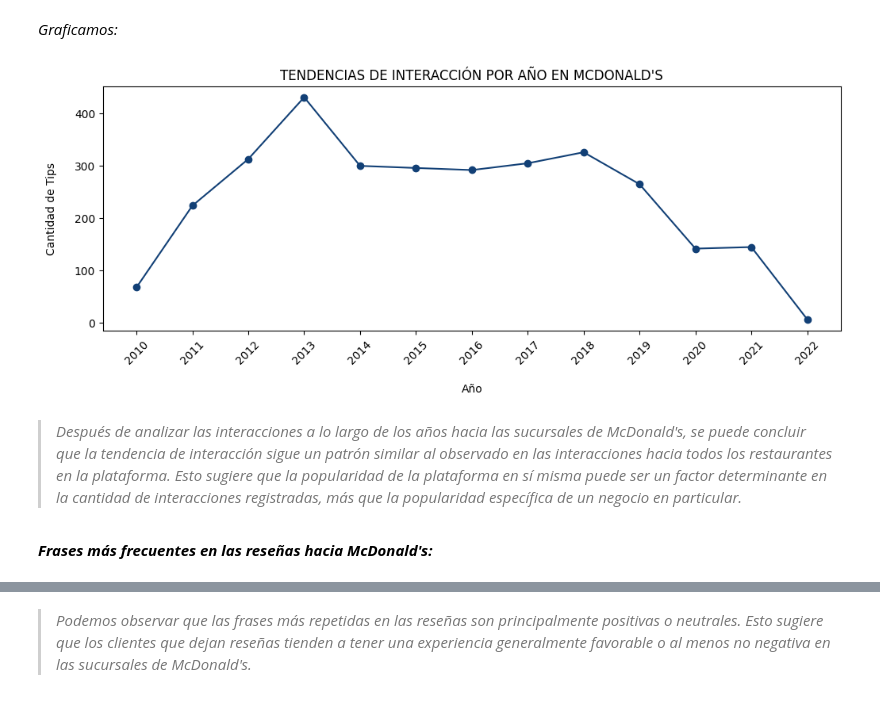
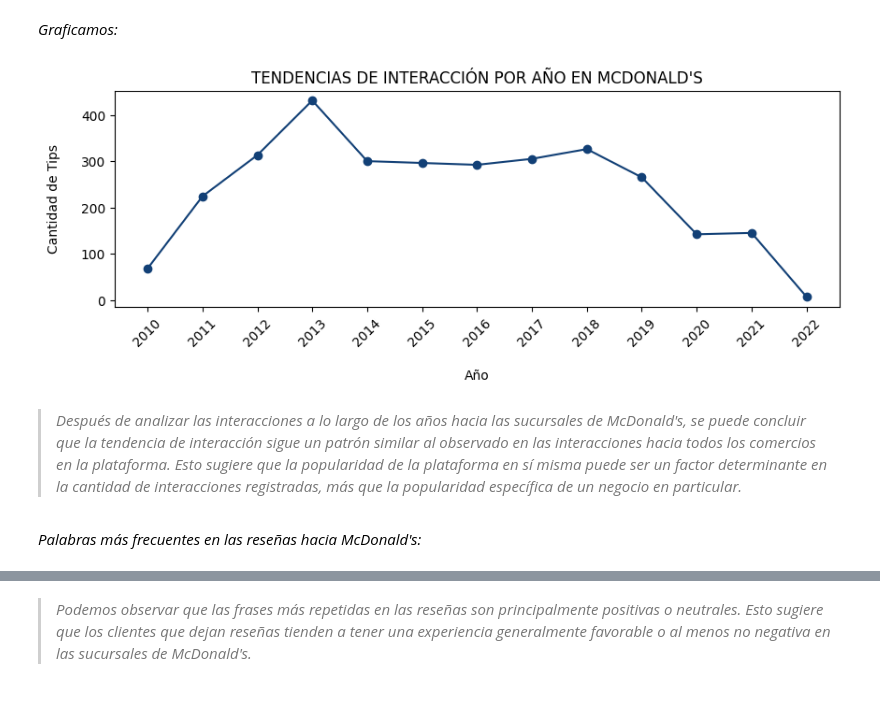
Before and after one commit to MiliTrres/PF_Reviews-Recommendation_Henry, a Jupyter notebook: EDA.ipynb, the cells around one changed output, grey strips where cells are left out. Saved outputs shown, nothing was run; the diff lists cells and outputs as text; code cells hidden in the pictures.

```diff
--- a/EDA.ipynb
+++ b/EDA.ipynb
@@ -722,21 +625,21 @@ df_agrupado_año = pd.DataFrame(mcdonalds['date'].apply(lambda x: x.strftime('%Y
 # %% [markdown]
 *Graficamos:*
 # %%
-plt.figure(figsize=(12, 4))
+plt.figure(figsize=(10, 3))
 
 plt.plot(df_agrupado_año.index, df_agrupado_año.values, color='#124076', marker= 'o')
 
 plt.title('TENDENCIAS DE INTERACCIÓN POR AÑO EN MCDONALD\'S')
 
 plt.xlabel('\nAño')
 plt.ylabel('Cantidad de Tips\n')
 
 plt.xticks(rotation=45)
 
 plt.show()
 # %% [output]
-[figure, old version]
+[figure, new version]
 # %% [markdown]
-> *Después de analizar las interacciones a lo largo de los años hacia las sucursales de McDonald's, se puede concluir que la tendencia de interacción sigue un patrón similar al observado en las interacciones hacia todos los restaurantes en la plataforma. Esto sugiere que la popularidad de la plataforma en sí misma puede ser un factor determinante en la cantidad de interacciones registradas, más que la popularidad específica de un negocio en particular.*
+> *Después de analizar las interacciones a lo largo de los años hacia las sucursales de McDonald's, se puede concluir que la tendencia de interacción sigue un patrón similar al observado en las interacciones hacia todos los comercios en la plataforma. Esto sugiere que la popularidad de la plataforma en sí misma puede ser un factor determinante en la cantidad de interacciones registradas, más que la popularidad específica de un negocio en particular.*
 # %% [markdown]
-***Frases más frecuentes en las reseñas hacia McDonald's:***
+*Palabras más frecuentes en las reseñas hacia McDonald's:*
```
Also changed, not shown: parts of 99 cells of this notebook, 6 other files.
